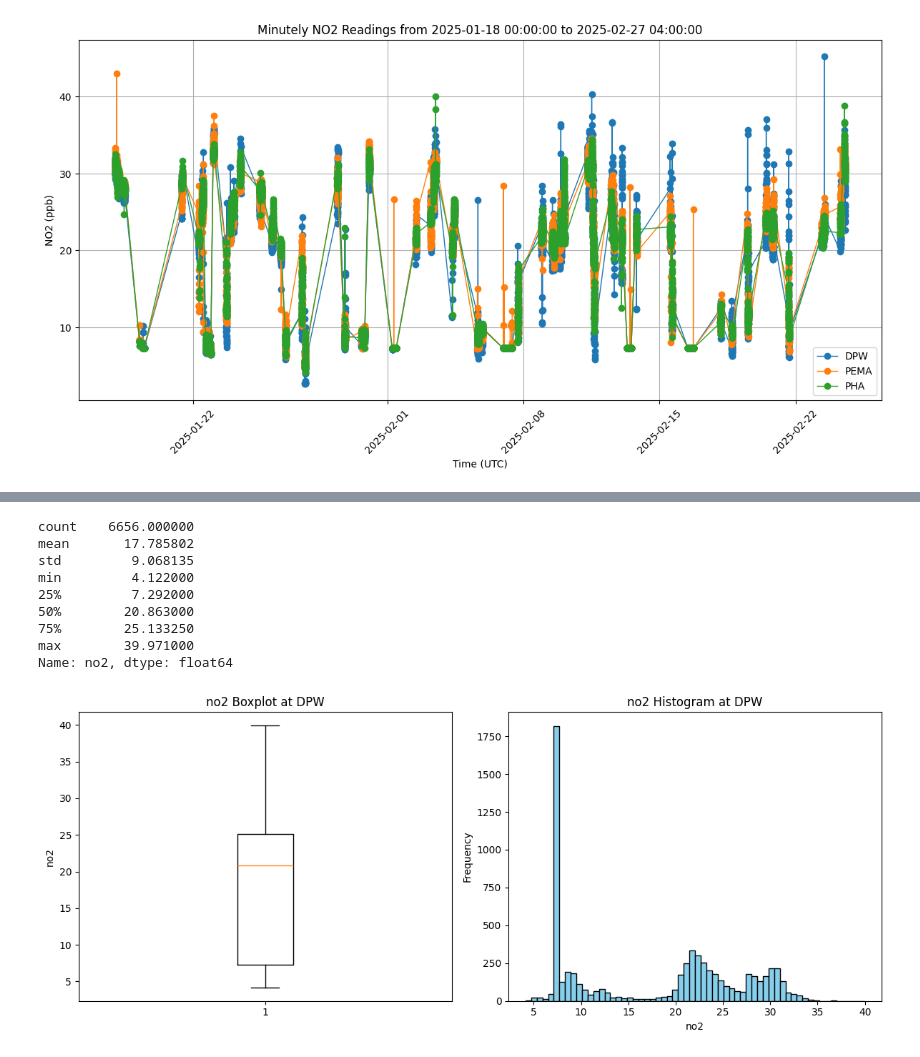
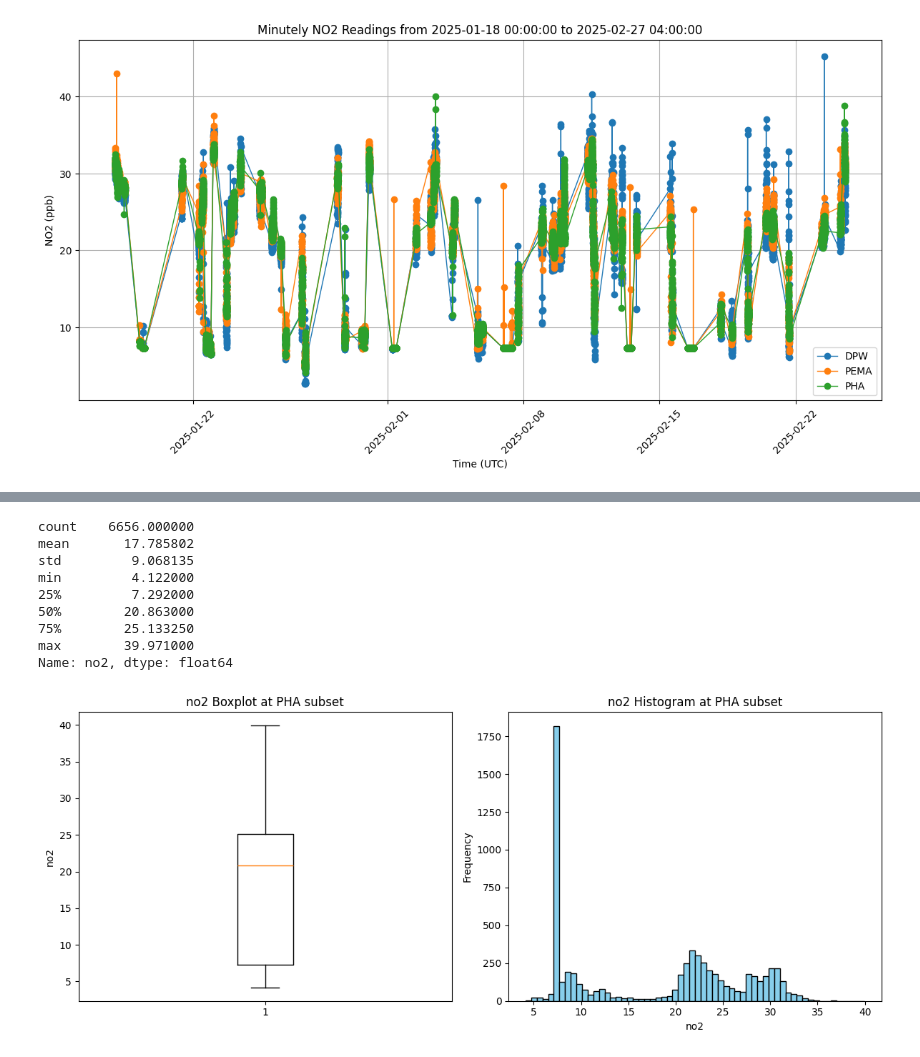
Before and after one commit to jacklardner/calibrationEDA, a Jupyter notebook: qaqlowRSDEDA.ipynb, the cells around one changed output, grey strips where cells are left out. Cells and saved outputs as stored; diff of their text form; code cells hidden in the pictures.

```diff
--- a/qaqlowRSDEDA.ipynb
+++ b/qaqlowRSDEDA.ipynb
@@ -318,14 +318,14 @@ Name: no2, dtype: float64
 # %%
 print(pha_subset["no2"].describe())
-plot_box_and_histogram("no2", pha_subset, "DPW")
+plot_box_and_histogram("no2", pha_subset, "PHA subset")
 # %% [output]
 count    6656.000000
 mean       17.785802
 std         9.068135
 min         4.122000
 25%         7.292000
 50%        20.863000
 75%        25.133250
 max        39.971000
 Name: no2, dtype: float64
-[figure, old version]
+[figure, new version]
```
Also changed, not shown: parts of 6 cells of this notebook, 5 other files.
